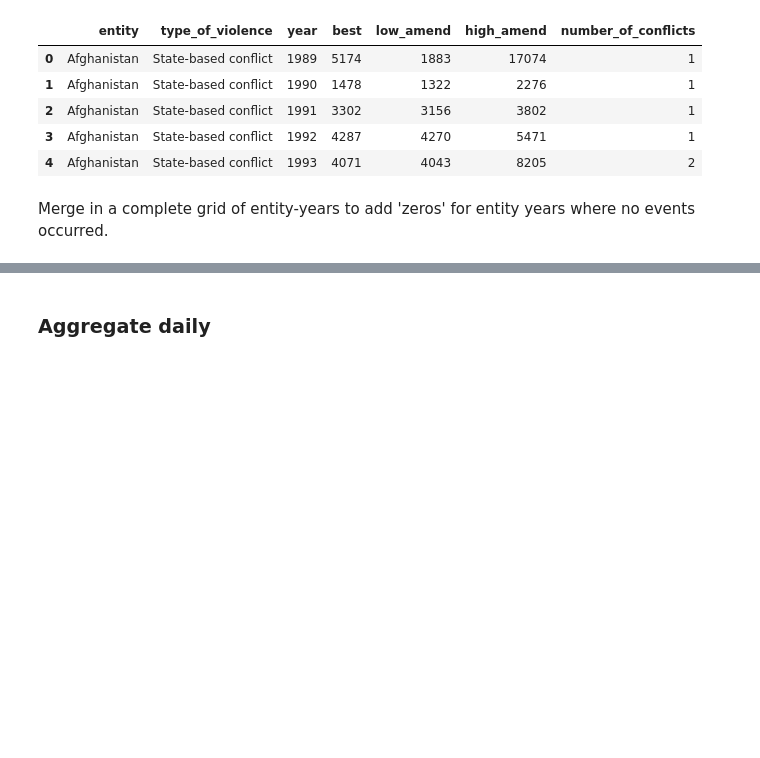
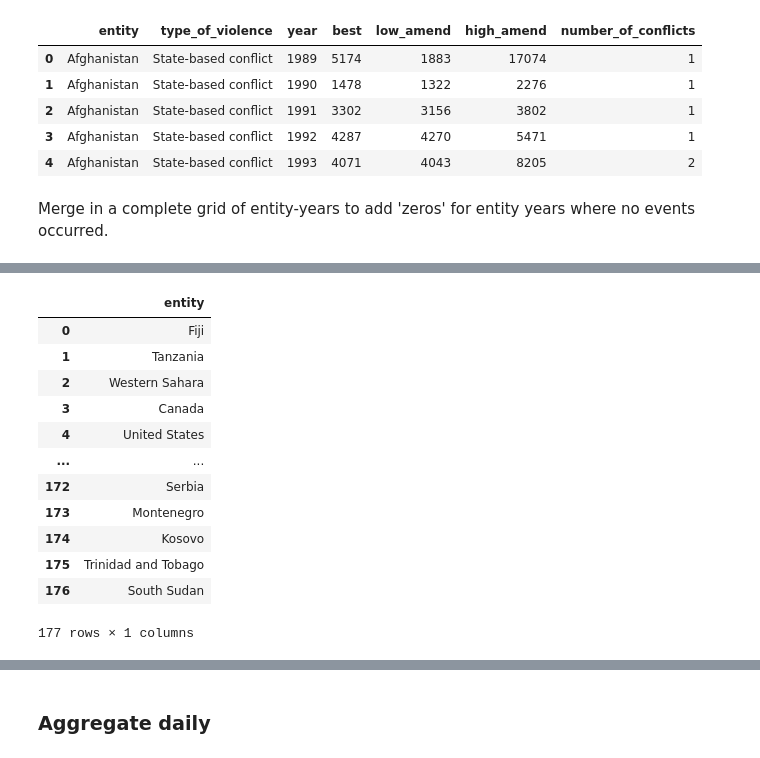
Before and after one commit to owid/notebooks, a Jupyter notebook: JoeHasell/UCDP and PRIO/UCDP_georeferenced/Aggregate.ipynb, the cells around one changed output, grey strips where cells are left out. Saved outputs shown, nothing was run; the diff lists cells and outputs as text; code cells hidden in the pictures; blank space fills up the shorter version.

```diff
--- a/JoeHasell/UCDP and PRIO/UCDP_georeferenced/Aggregate.ipynb
+++ b/JoeHasell/UCDP and PRIO/UCDP_georeferenced/Aggregate.ipynb
@@ -230,0 +240,18 @@ mapping.head()
+# %%
+df_grid = mapping
+df_grid.rename(columns = {"Our World In Data Name":'entity'}, inplace = True)
+df_grid.drop(columns=['Country'])
+# %% [output]
+|  | entity |
+| 0 | Fiji |
+| 1 | Tanzania |
+| 2 | Western Sahara |
+| 3 | Canada |
+| 4 | United States |
+| ... | ... |
+| 172 | Serbia |
+| 173 | Montenegro |
+| 174 | Kosovo |
+| 175 | Trinidad and Tobago |
+| 176 | South Sudan |
+177 rows × 1 columns
```
Also changed, not shown: parts of 3 cells of this notebook.
